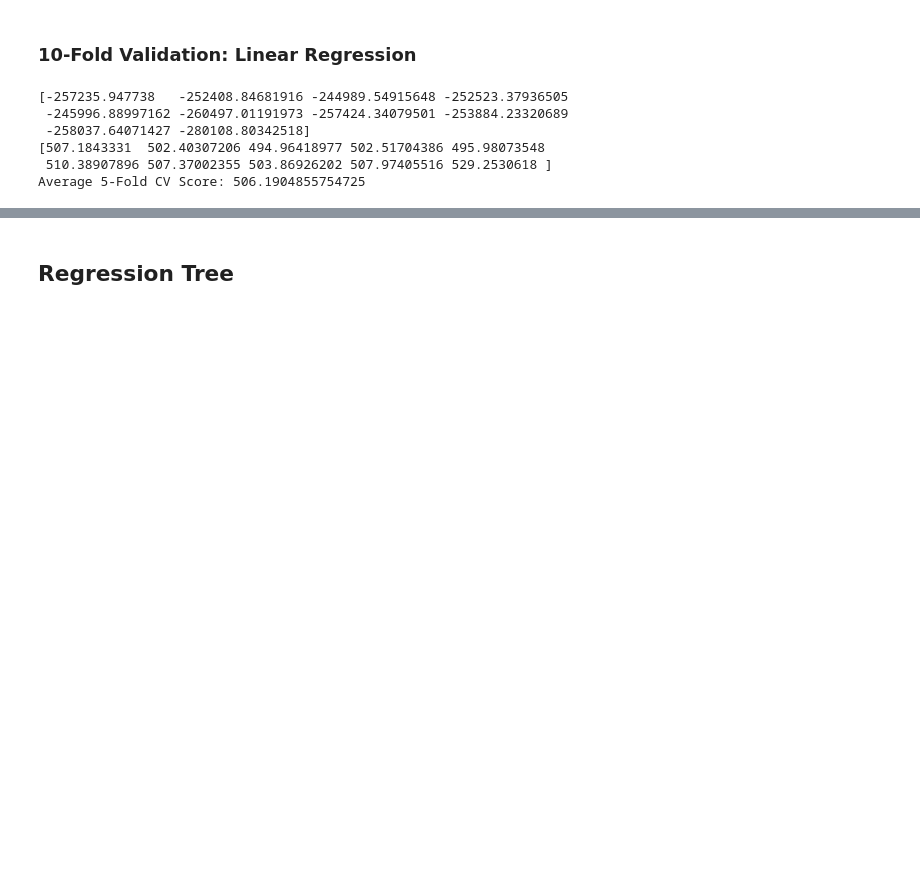
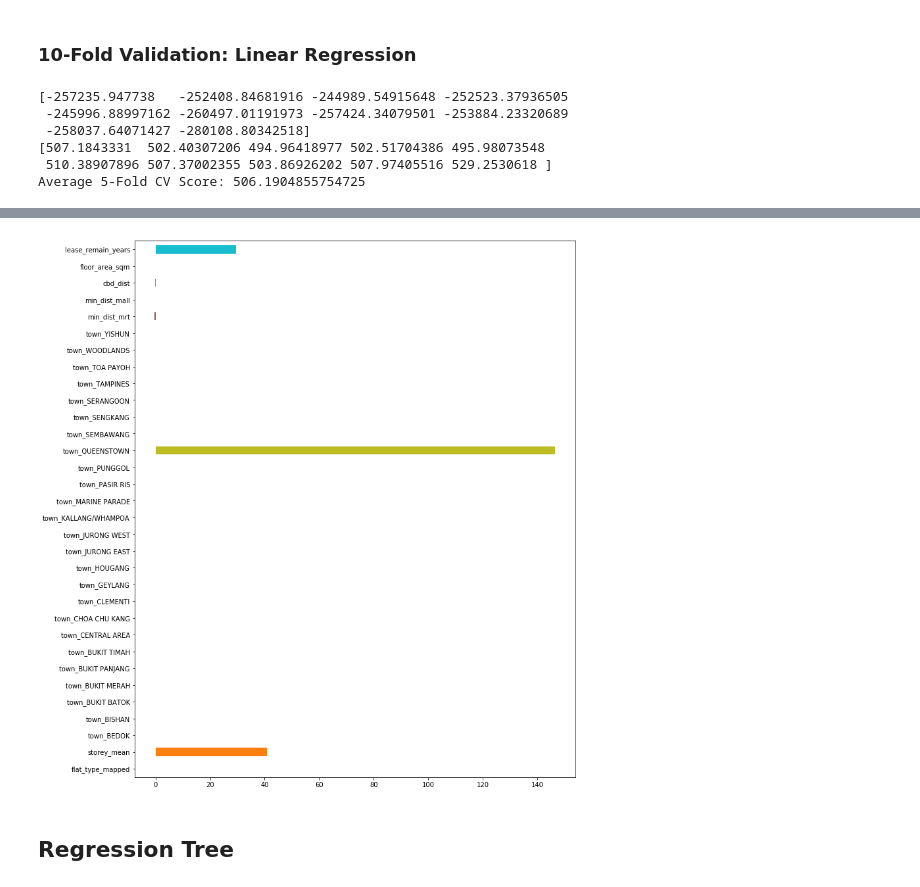
Before and after one commit to yuan-yexi/house-price-model, a Jupyter notebook: house-price-predictors-ml-models.ipynb, the cells around one changed output, grey strips where cells are left out. Drawn from its saved outputs; the diff is of its cells as text; code cells hidden in the pictures; blank space fills up the shorter version.

Commit message:
added lasso and xgboost models

```diff
--- a/house-price-predictors-ml-models.ipynb
+++ b/house-price-predictors-ml-models.ipynb
@@ -166,0 +169,6 @@ Average 5-Fold CV Score: 506.1904855754725
+# %%
+# Import Lasso
+from sklearn.linear_model import Lasso
+
+# Instantiate a lasso regressor: lasso
+lasso = Lasso(alpha=0.4, normalize=True).fit(X, y)
@@ -167,3 +201,14 @@ Average 5-Fold CV Score: 506.1904855754725
+# %%
+# Create a pd.Series of features importances
+lasso_importance = pd.Series(data=lasso.coef_,
+                        index= X_train.columns)
+# %%
+# Plot the coefficients
+plt.figure(figsize=(12,15))
+lasso_importance.plot(kind="barh")
+plt.show()
+# %% [output]
+[figure, added]
 # %% [markdown]
 ## Regression Tree
 # %%
```
Also changed, not shown: parts of 3 cells of this notebook.
